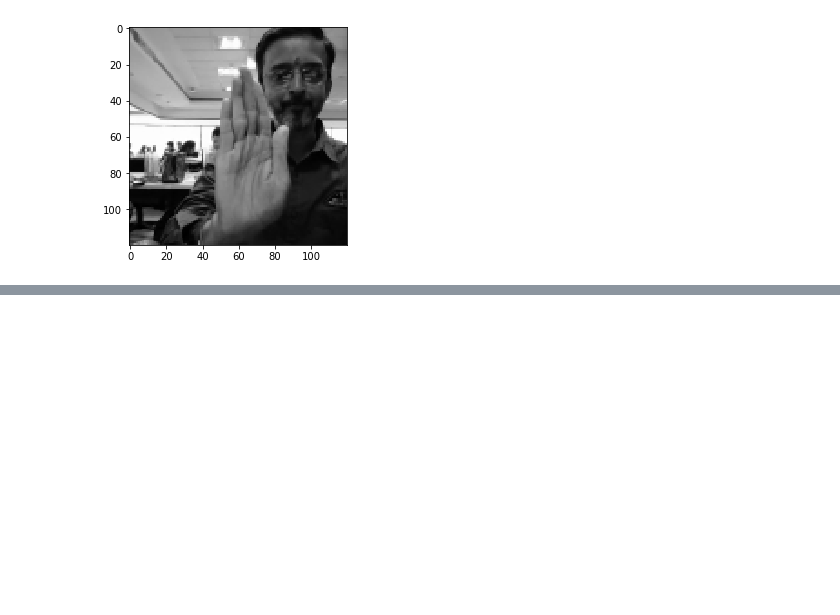
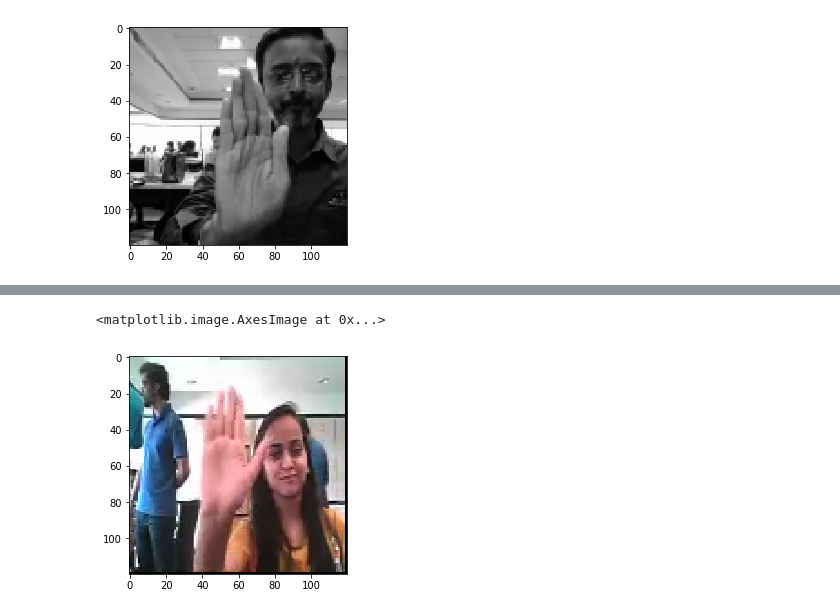
Before and after one commit to santhoshpkumar/hand-gesture-recognition-using-neural-networks, a Jupyter notebook: image_processing.ipynb, the cells around one changed output, grey strips where cells are left out. Saved outputs shown, nothing was run; the diff lists cells and outputs as text; code cells hidden in the pictures; blank space fills up the shorter version.

```diff
--- a/image_processing.ipynb
+++ b/image_processing.ipynb
@@ -236,0 +322,9 @@ cv2.destroyAllWindows()
+# %%
+dx, dy = np.random.randint(-1.7, 1.8, 2)
+M = np.float32([[1, 0, dx], [0, 1, dy]])
+dst = cv2.warpAffine(resized, M, (resized.shape[0], resized.shape[1]))
+# %%
+plt.imshow(dst)
+# %% [output]
+<matplotlib.image.AxesImage at 0x...>
+[figure, added]
```
Also changed, not shown: parts of 22 cells of this notebook, 3 other files.
